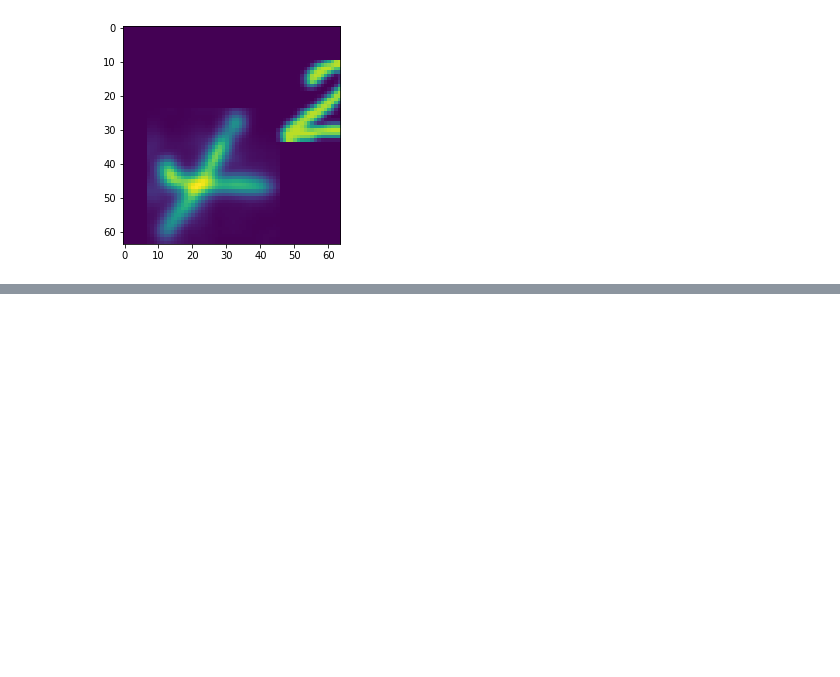
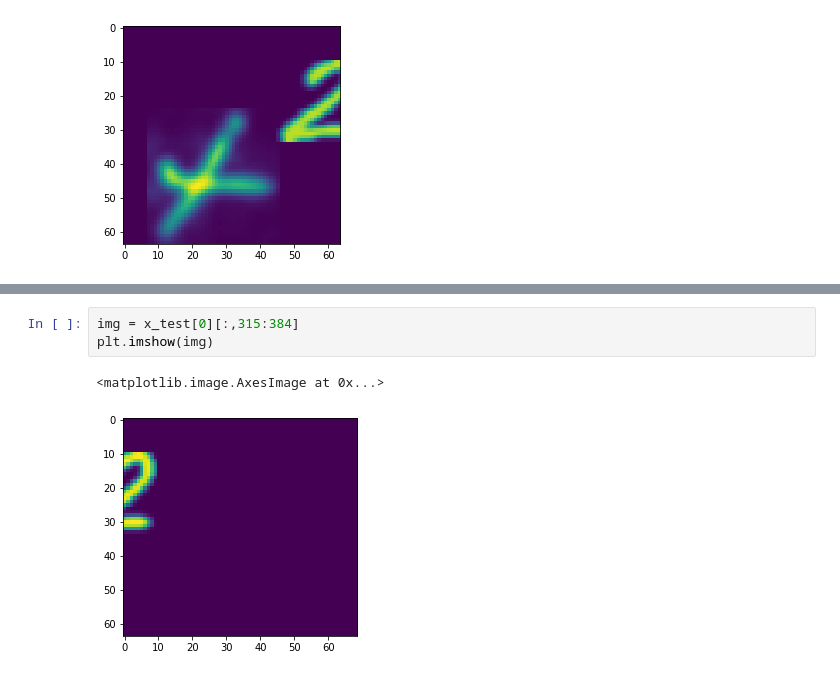
Before and after one commit to idahood/dscomp2020, a Jupyter notebook: data_touching.ipynb, the cells around one changed output, grey strips where cells are left out. Cells and saved outputs as stored; diff of their text form; blank space fills up the shorter version.

```diff
--- a/data_touching.ipynb
+++ b/data_touching.ipynb
@@ -156,0 +169,6 @@ plt.imshow(shifted[3])
+# %%
+img = x_test[0][:,315:384]
+plt.imshow(img)
+# %% [output]
+<matplotlib.image.AxesImage at 0x...>
+[figure, added]
```
Also changed, not shown: parts of 2 cells of this notebook, 1 other file.
